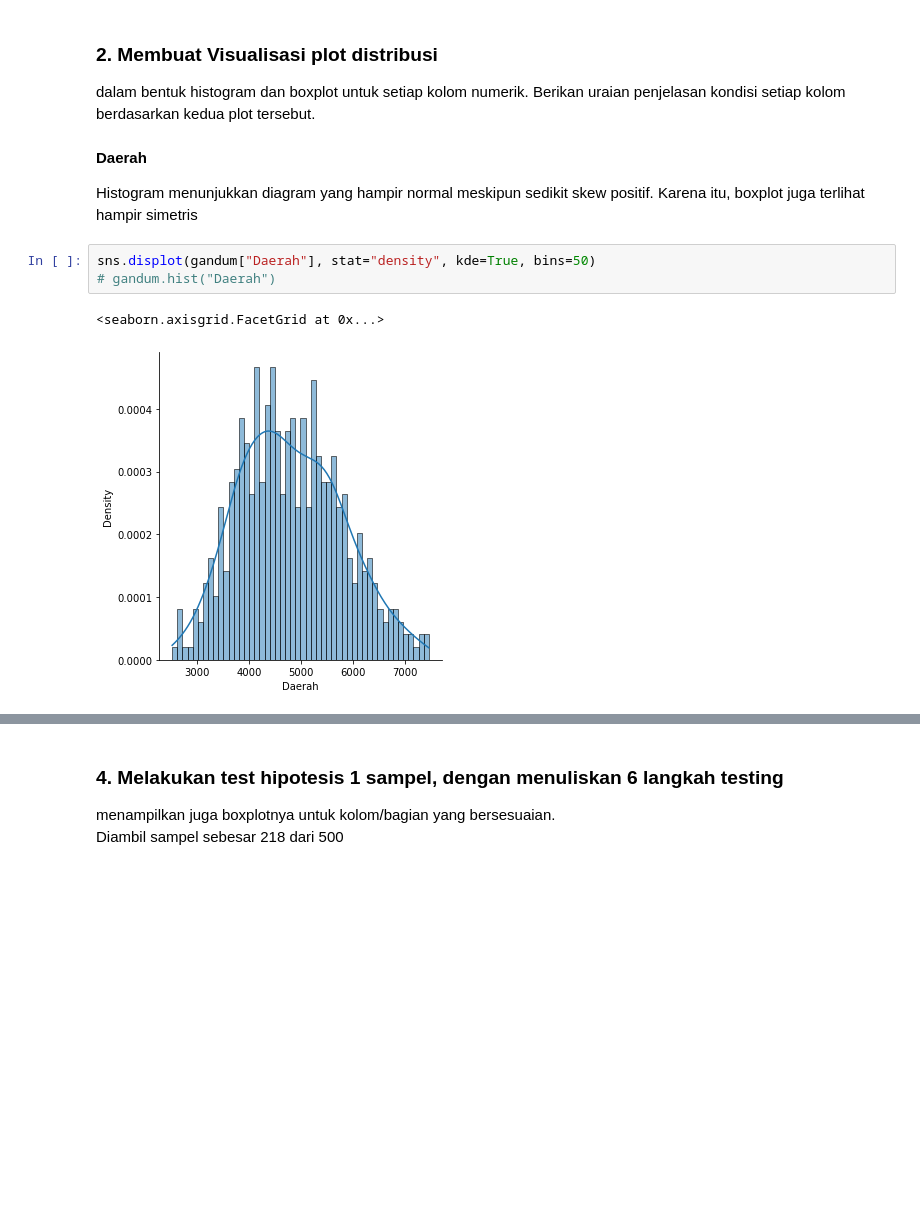
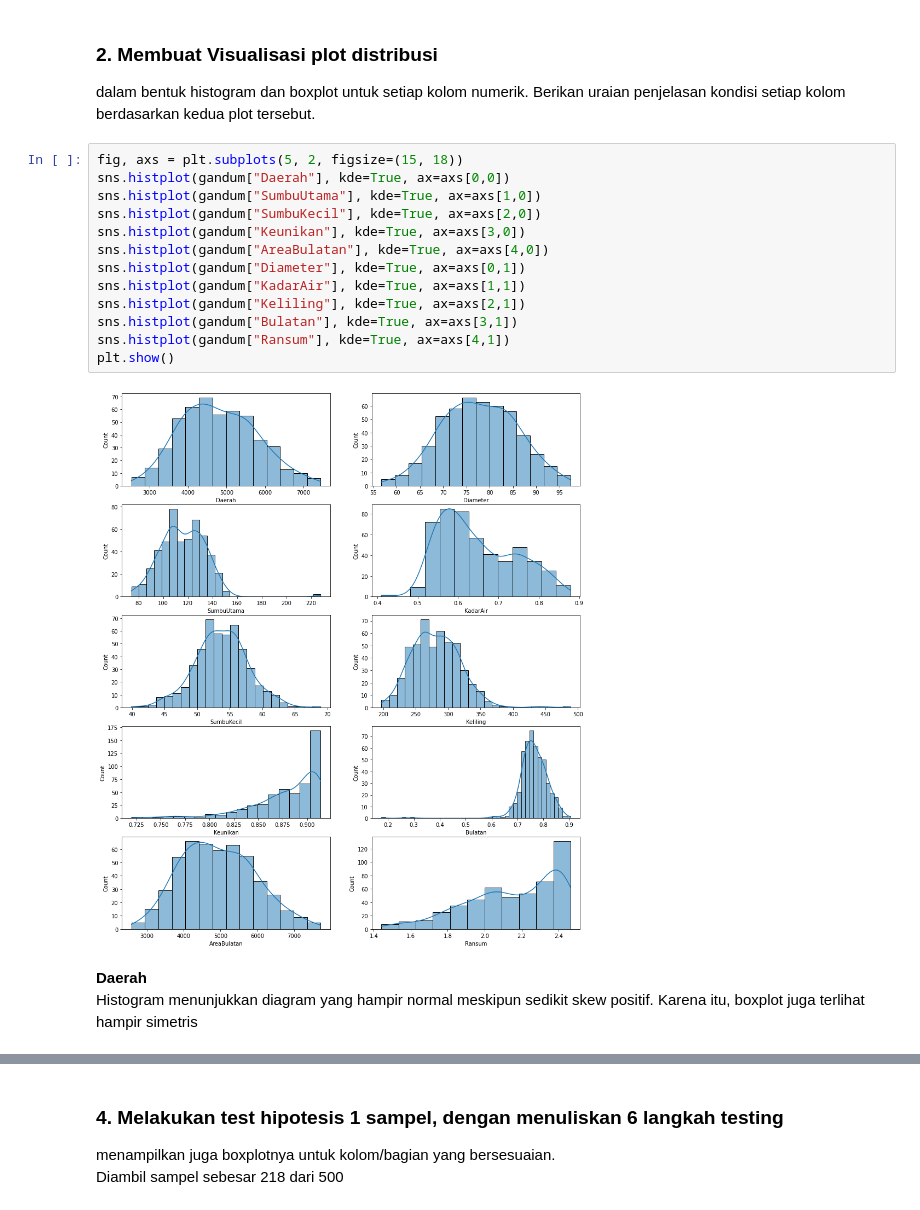
Before and after one commit to pratamaandiko/Tubes-Probstat, a Jupyter notebook: TubesProbstat.ipynb, the cells around one changed output, grey strips where cells are left out. Saved outputs shown, nothing was run; the diff lists cells and outputs as text; blank space fills up the shorter version.

```diff
--- a/TubesProbstat.ipynb
+++ b/TubesProbstat.ipynb
@@ -113,16 +113,25 @@ gandum.describe().loc[['25%','50%','75%']]
 # %% [markdown]
 ### 2. Membuat Visualisasi plot distribusi
 dalam bentuk histogram dan boxplot untuk setiap kolom numerik. Berikan uraian penjelasan kondisi setiap kolom berdasarkan kedua plot tersebut.
+# %%
+fig, axs = plt.subplots(5, 2, figsize=(15, 18))
+sns.histplot(gandum["Daerah"], kde=True, ax=axs[0,0])
+sns.histplot(gandum["SumbuUtama"], kde=True, ax=axs[1,0])
+sns.histplot(gandum["SumbuKecil"], kde=True, ax=axs[2,0])
+sns.histplot(gandum["Keunikan"], kde=True, ax=axs[3,0])
+sns.histplot(gandum["AreaBulatan"], kde=True, ax=axs[4,0])
+sns.histplot(gandum["Diameter"], kde=True, ax=axs[0,1])
+sns.histplot(gandum["KadarAir"], kde=True, ax=axs[1,1])
+sns.histplot(gandum["Keliling"], kde=True, ax=axs[2,1])
+sns.histplot(gandum["Bulatan"], kde=True, ax=axs[3,1])
+sns.histplot(gandum["Ransum"], kde=True, ax=axs[4,1])
+plt.show()
+# %% [output]
+[figure, added]
 # %% [markdown]
 <b>Daerah</b>
-
+<br>
 Histogram menunjukkan diagram yang hampir normal meskipun sedikit skew positif. Karena itu, boxplot juga terlihat hampir simetris
-# %%
-sns.displot(gandum["Daerah"], stat="density", kde=True, bins=50)
-# gandum.hist("Daerah")
-# %% [output]
-<seaborn.axisgrid.FacetGrid at 0x...>
-[figure, removed]
 # %%
 gandum.boxplot("Daerah")
 # %% [output]
```
Also changed, not shown: parts of 42 cells of this notebook.
